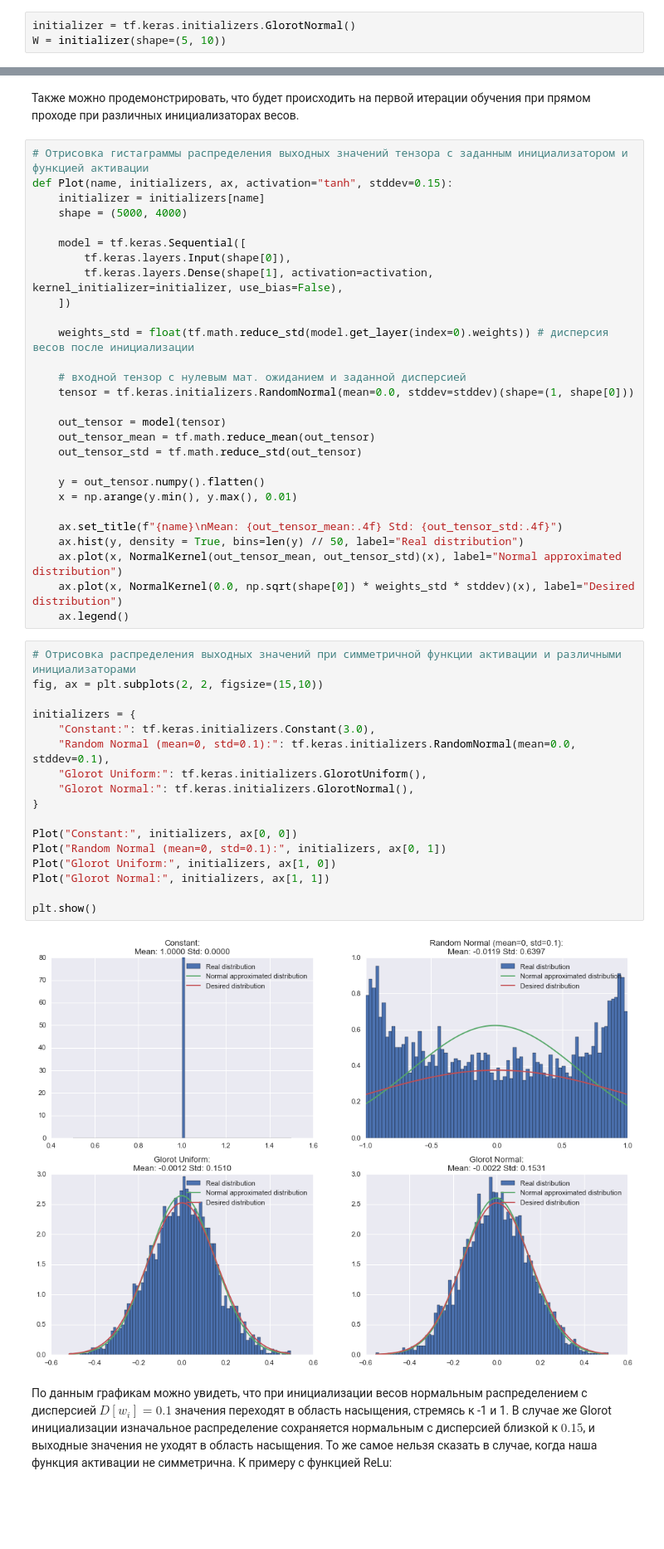
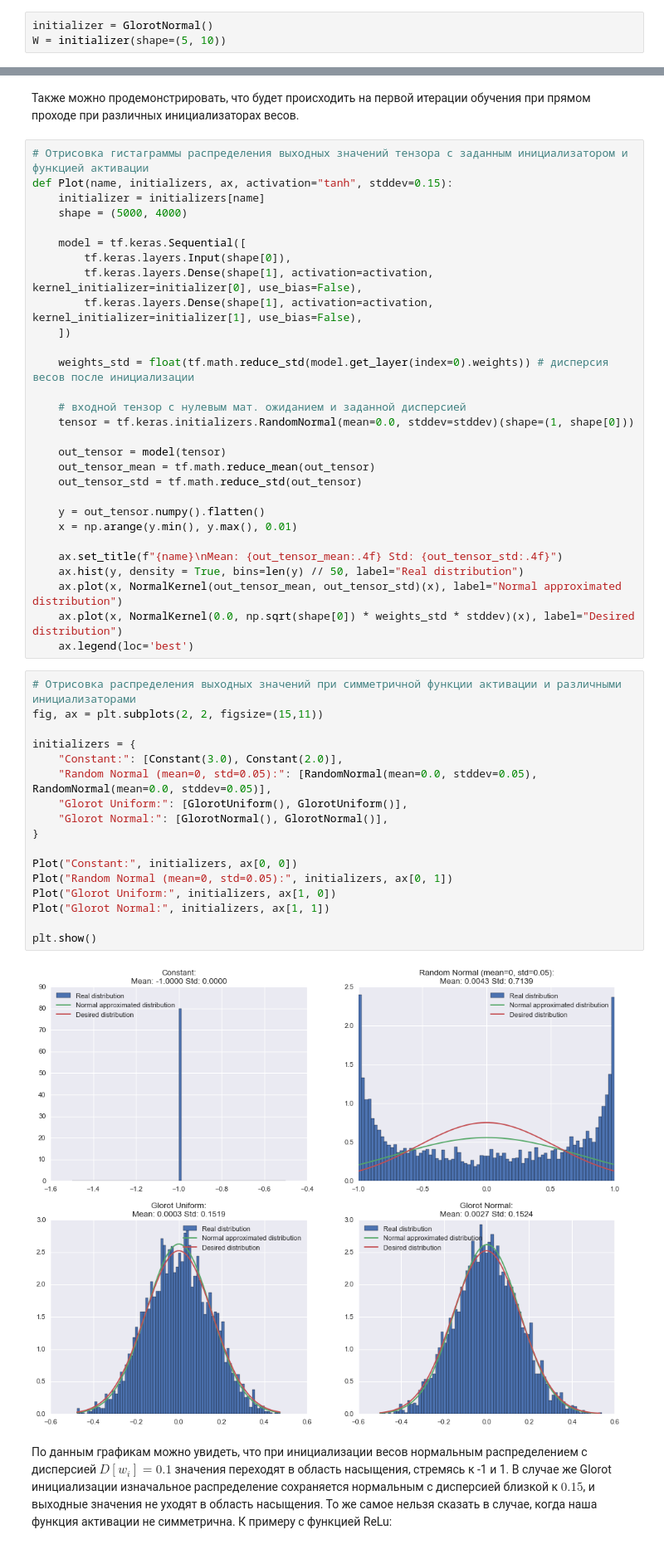
Before and after one commit to Igor743646/AI, a Jupyter notebook: ML зачет.ipynb, the cells around one changed output, grey strips where cells are left out. Shown at 83% size. Cells and saved outputs as stored; diff of their text form; blank space fills up the shorter version.

```diff
--- a/ML зачет.ipynb
+++ b/ML зачет.ipynb
@@ -146,7 +147,7 @@ tf.keras.initializers.GlorotUniform()
 
 Пример использования:
 # %%
-initializer = tf.keras.initializers.GlorotNormal()
+initializer = GlorotNormal()
 W = initializer(shape=(5, 10))
 # %% [markdown]
 Вернет случайный тензор размерности $5 \times 10$.
@@ -198,7 +199,8 @@ def Plot(name, initializers, ax, activation="tanh", stddev=0.15):
 
     model = tf.keras.Sequential([
         tf.keras.layers.Input(shape[0]),
-        tf.keras.layers.Dense(shape[1], activation=activation, kernel_initializer=initializer, use_bias=False),
+        tf.keras.layers.Dense(shape[1], activation=activation, kernel_initializer=initializer[0], use_bias=False),
+        tf.keras.layers.Dense(shape[1], activation=activation, kernel_initializer=initializer[1], use_bias=False),
     ])
 
     weights_std = float(tf.math.reduce_std(model.get_layer(index=0).weights)) # дисперсия весов после инициализации
@@ -217,26 +219,26 @@ def Plot(name, initializers, ax, activation="tanh", stddev=0.15):
     ax.hist(y, density = True, bins=len(y) // 50, label="Real distribution")
     ax.plot(x, NormalKernel(out_tensor_mean, out_tensor_std)(x), label="Normal approximated distribution")
     ax.plot(x, NormalKernel(0.0, np.sqrt(shape[0]) * weights_std * stddev)(x), label="Desired distribution")
-    ax.legend()
+    ax.legend(loc='best')
 # %%
 # Отрисовка распределения выходных значений при симметричной функции активации и различными инициализаторами
-fig, ax = plt.subplots(2, 2, figsize=(15,10))
+fig, ax = plt.subplots(2, 2, figsize=(15,11))
 
 initializers = {
-    "Constant:": tf.keras.initializers.Constant(3.0),
-    "Random Normal (mean=0, std=0.1):": tf.keras.initializers.RandomNormal(mean=0.0, stddev=0.1),
-    "Glorot Uniform:": tf.keras.initializers.GlorotUniform(),
-    "Glorot Normal:": tf.keras.initializers.GlorotNormal(),
+    "Constant:": [Constant(3.0), Constant(2.0)],
+    "Random Normal (mean=0, std=0.05):": [RandomNormal(mean=0.0, stddev=0.05), RandomNormal(mean=0.0, stddev=0.05)],
+    "Glorot Uniform:": [GlorotUniform(), GlorotUniform()],
+    "Glorot Normal:": [GlorotNormal(), GlorotNormal()],
 }
 
 Plot("Constant:", initializers, ax[0, 0])
-Plot("Random Normal (mean=0, std=0.1):", initializers, ax[0, 1])
+Plot("Random Normal (mean=0, std=0.05):", initializers, ax[0, 1])
 Plot("Glorot Uniform:", initializers, ax[1, 0])
 Plot("Glorot Normal:", initializers, ax[1, 1])
 
 plt.show()
 # %% [output]
-[figure, old version]
+[figure, new version]
 # %% [markdown]
 По данным графикам можно увидеть, что при инициализации весов нормальным распределением с дисперсией $D[w_i]=0.1$ значения переходят в область насыщения, стремясь к -1 и 1. В случае же Glorot инициализации изначальное распределение сохраняется нормальным с дисперсией близкой к $0.15$, и выходные значения не уходят в область насыщения. То же самое нельзя сказать в случае, когда наша функция активации не симметрична. К примеру с функцией ReLu:
 # %%
```
Also changed, not shown: parts of 10 cells of this notebook.
